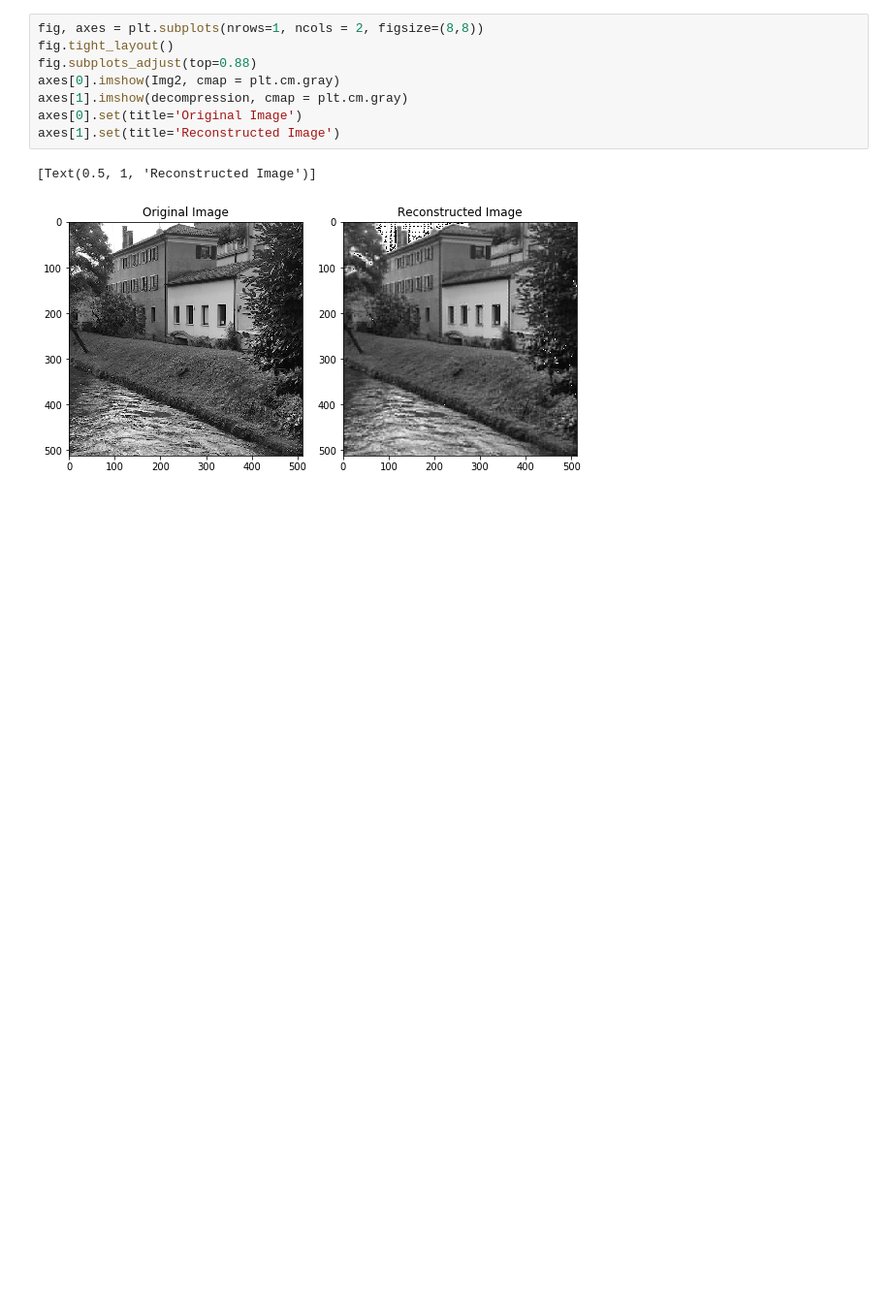
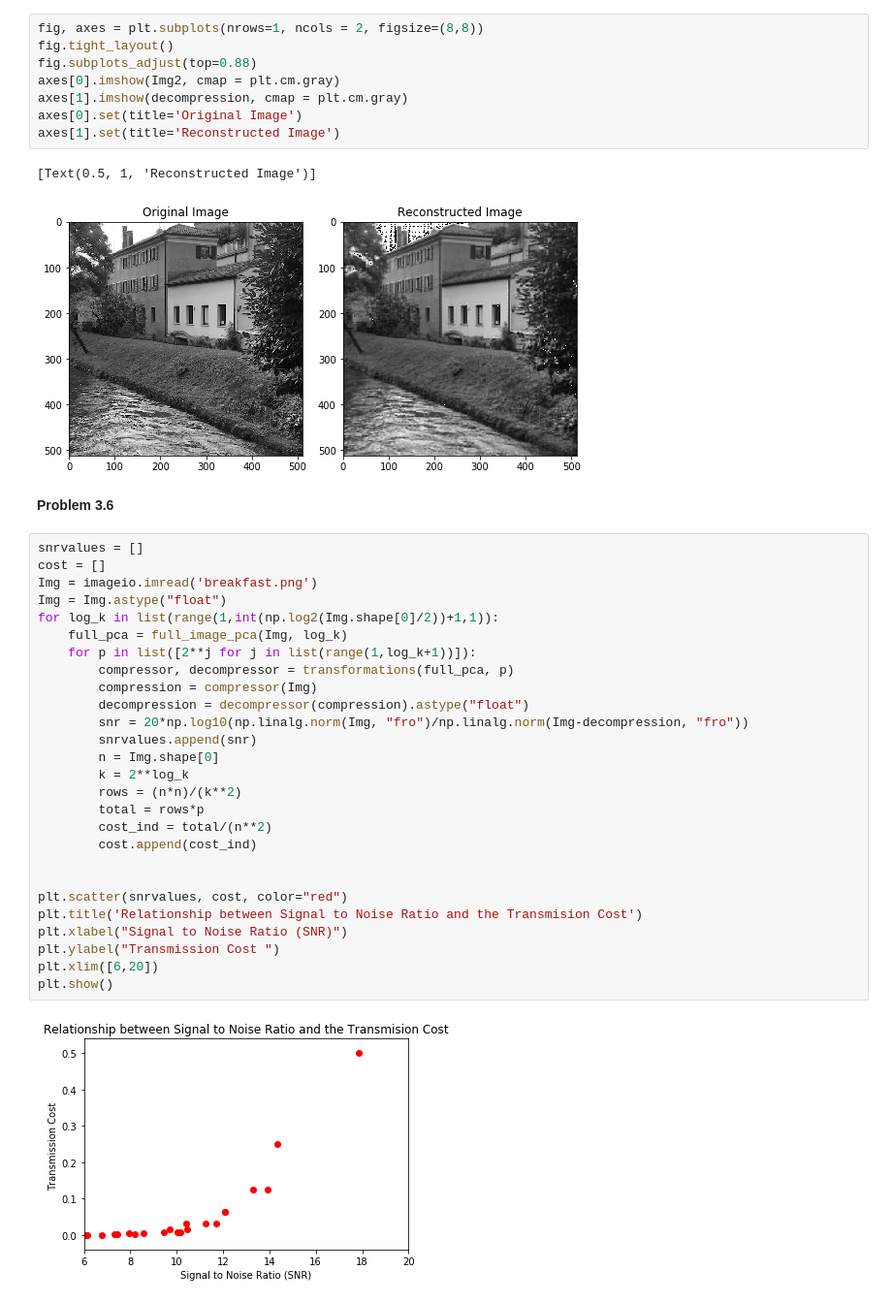
Before and after one commit to felipemontano10/Computer-Vision, a Jupyter notebook: hw3_felipe.ipynb, the cells around one changed output. Shown at 97% size. Saved outputs shown, nothing was run; the diff lists cells and outputs as text; blank space fills up the shorter version.

```diff
--- a/hw3_felipe.ipynb
+++ b/hw3_felipe.ipynb
@@ -500,3 +524,34 @@ axes[1].set(title='Reconstructed Image')
 # %% [output]
 [Text(0.5, 1, 'Reconstructed Image')]
 [figure]
+# %% [markdown]
+**Problem 3.6**
+# %%
+snrvalues = []
+cost = []
+Img = imageio.imread('breakfast.png')
+Img = Img.astype("float")
+for log_k in list(range(1,int(np.log2(Img.shape[0]/2))+1,1)):
+    full_pca = full_image_pca(Img, log_k)
+    for p in list([2**j for j in list(range(1,log_k+1))]):
+        compressor, decompressor = transformations(full_pca, p)
+        compression = compressor(Img)
+        decompression = decompressor(compression).astype("float")
+        snr = 20*np.log10(np.linalg.norm(Img, "fro")/np.linalg.norm(Img-decompression, "fro"))
+        snrvalues.append(snr)
+        n = Img.shape[0]
+        k = 2**log_k
+        rows = (n*n)/(k**2)
+        total = rows*p
+        cost_ind = total/(n**2)
+        cost.append(cost_ind)
+
+
+plt.scatter(snrvalues, cost, color="red")
+plt.title('Relationship between Signal to Noise Ratio and the Transmision Cost')
+plt.xlabel("Signal to Noise Ratio (SNR)")
+plt.ylabel("Transmission Cost ")
+plt.xlim([6,20])
+plt.show()
+# %% [output]
+[figure, added]
```
Also changed, not shown: parts of 4 cells of this notebook.
